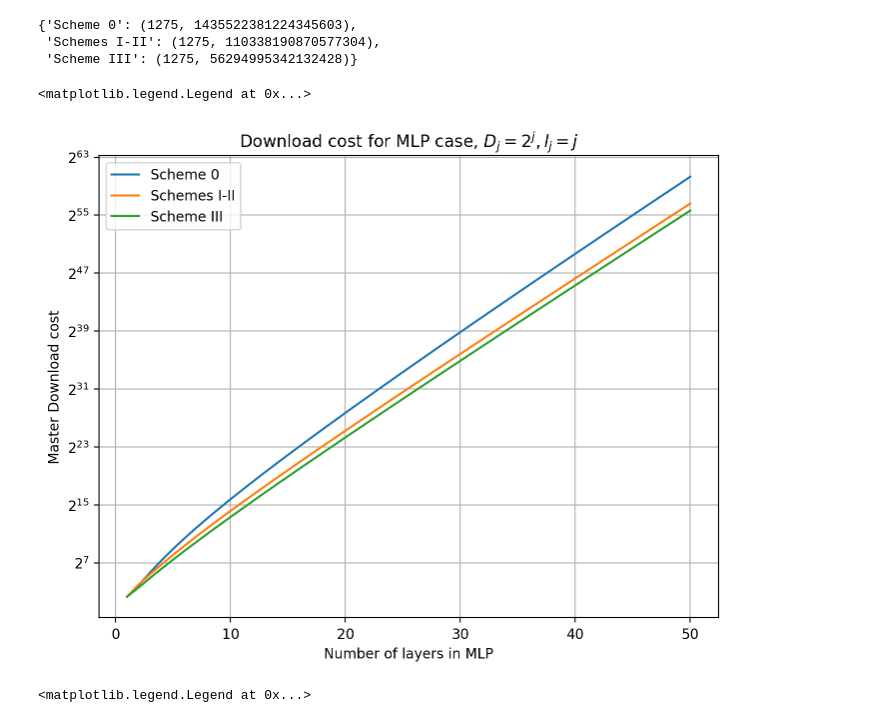
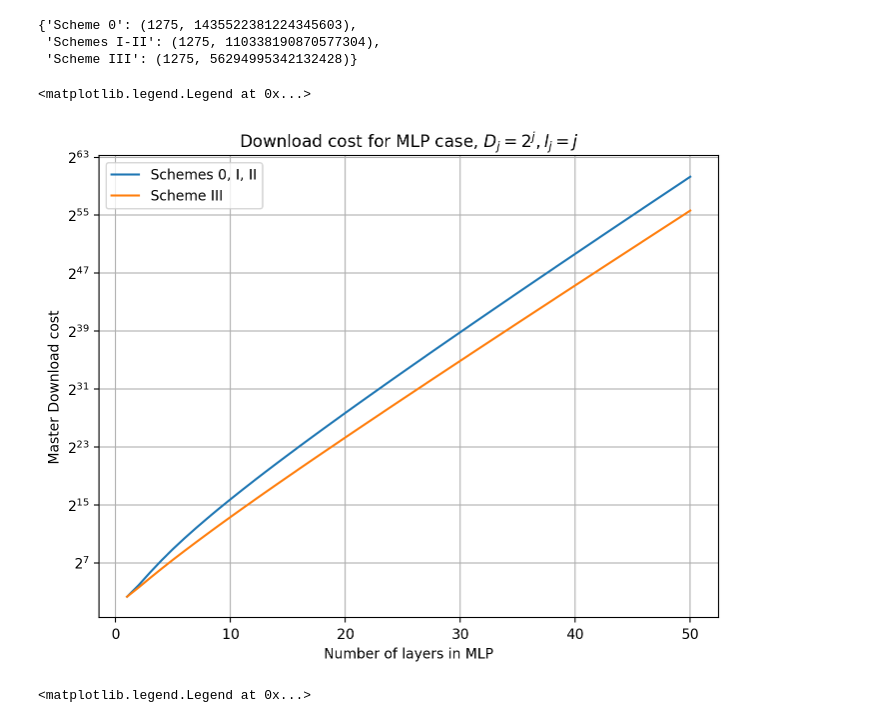
Before and after one commit to Fr0do/lcc_fl, a Jupyter notebook: lcc_linreg.ipynb, the cells around one changed output. Cells and saved outputs as stored; diff of their text form; code cells hidden in the pictures.

```diff
--- a/lcc_linreg.ipynb
+++ b/lcc_linreg.ipynb
@@ -1006,24 +580,27 @@ compare_costs(degrees, n_computations)
 # %%
 L_range = 1 + np.arange(50)
 all_costs = {k: [] for k in ["Scheme 0", "Schemes I-II", "Scheme III"]}
 for n_polynomials in L_range:
-    degrees = 2 ** (1 + np.arange(n_polynomials))
+    degrees = 2**n_polynomials
     n_computations = 1 + np.arange(n_polynomials)
     new_costs = compare_costs(degrees, n_computations)
     [all_costs[scheme].append(new_costs[scheme]) for scheme in new_costs.keys()]
 for scheme, costs in all_costs.items():
-    costs = np.array(costs)
-    plt.plot(L_range, costs[:, 1], label=scheme)
+    if scheme != "Schemes I-II":
+        if scheme == "Scheme 0":
+            scheme = "Schemes 0, I, II"
+        costs = np.array(costs)
+        plt.plot(L_range, costs[:, 1], label=scheme)
 plt.xlabel("Number of layers in MLP")
 plt.ylabel("Master Download cost")
 plt.title("Download cost for MLP case, $D_j=2^j, l_j=j$")
 plt.grid()
 # plt.xscale("log")
 plt.yscale("log", base=2)
 plt.legend()
 # %% [output]
 <matplotlib.legend.Legend at 0x...>
-[figure, old version]
+[figure, new version]
 # %%
 L_range = np.unique(np.logspace(0, 4, 1000).astype(int))
 all_costs = {k: [] for k in ["Scheme 0", "Schemes I-II", "Scheme III"]}
```
Also changed, not shown: parts of 38 cells of this notebook, 1 other file.
